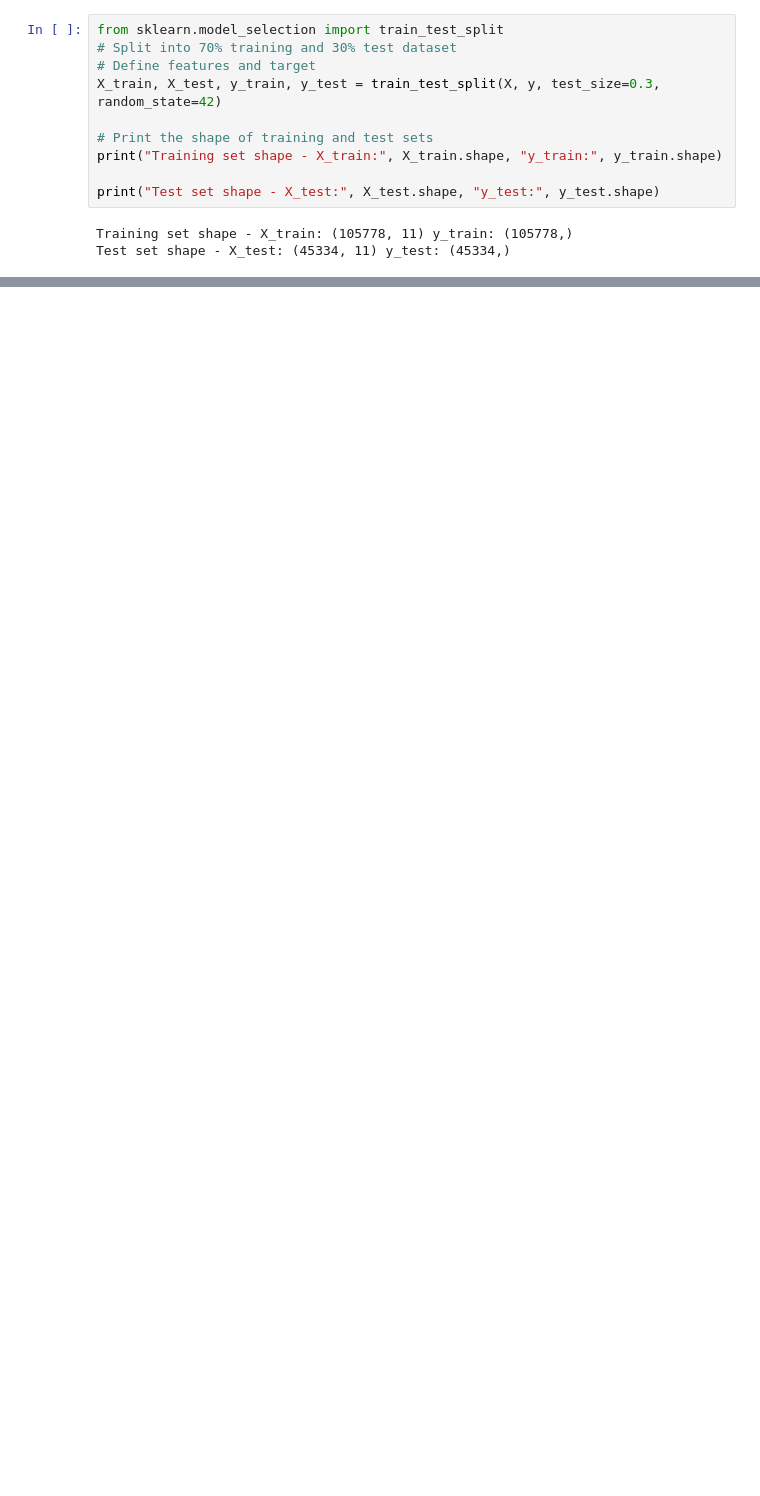
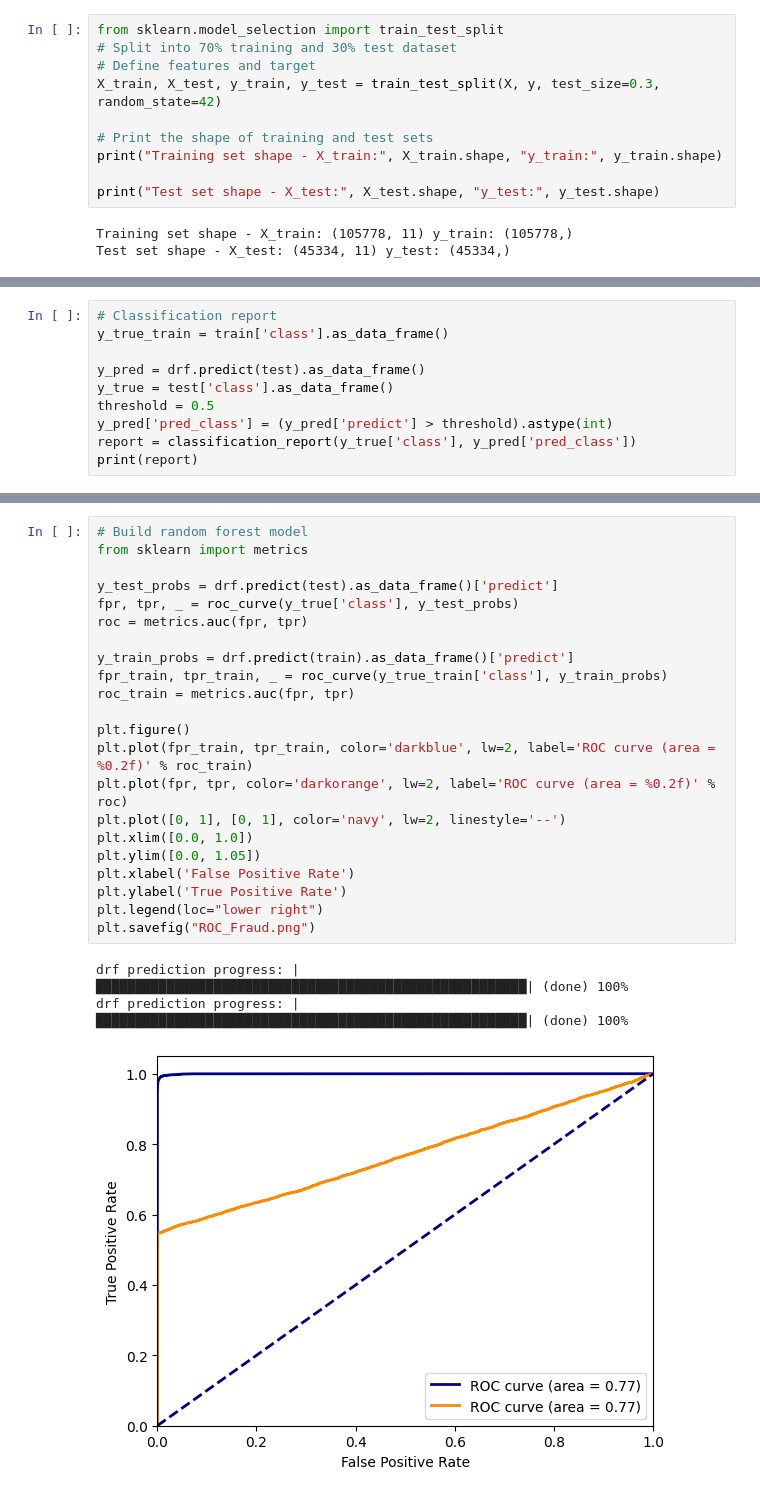
Before and after one commit to kalmuroth/lb-cml, a Jupyter notebook: lb_fraud_detection.ipynb, the cells around one changed output, grey strips where cells are left out. Drawn from its saved outputs; the diff is of its cells as text; blank space fills up the shorter version.

```diff
--- a/lb_fraud_detection.ipynb
+++ b/lb_fraud_detection.ipynb
@@ -286,0 +299,10 @@ plt.savefig("Importances.png")
+# %%
+# Classification report
+y_true_train = train['class'].as_data_frame()
+
+y_pred = drf.predict(test).as_data_frame()
+y_true = test['class'].as_data_frame()
+threshold = 0.5
+y_pred['pred_class'] = (y_pred['predict'] > threshold).astype(int)
+report = classification_report(y_true['class'], y_pred['pred_class'])
+print(report)
@@ -286,0 +319,26 @@ plt.savefig("Importances.png")
+# %%
+# Build random forest model
+from sklearn import metrics
+
+y_test_probs = drf.predict(test).as_data_frame()['predict']
+fpr, tpr, _ = roc_curve(y_true['class'], y_test_probs)
+roc = metrics.auc(fpr, tpr)
+
+y_train_probs = drf.predict(train).as_data_frame()['predict']
+fpr_train, tpr_train, _ = roc_curve(y_true_train['class'], y_train_probs)
+roc_train = metrics.auc(fpr, tpr)
+
+plt.figure()
+plt.plot(fpr_train, tpr_train, color='darkblue', lw=2, label='ROC curve (area = %0.2f)' % roc_train)
+plt.plot(fpr, tpr, color='darkorange', lw=2, label='ROC curve (area = %0.2f)' % roc)
+plt.plot([0, 1], [0, 1], color='navy', lw=2, linestyle='--')
+plt.xlim([0.0, 1.0])
+plt.ylim([0.0, 1.05])
+plt.xlabel('False Positive Rate')
+plt.ylabel('True Positive Rate')
+plt.legend(loc="lower right")
+plt.savefig("ROC_Fraud.png")
+# %% [output]
+drf prediction progress: |███████████████████████████████████████████████████████| (done) 100%
+drf prediction progress: |███████████████████████████████████████████████████████| (done) 100%
+[figure, added]
```
Also changed, not shown: parts of 4 cells of this notebook.
